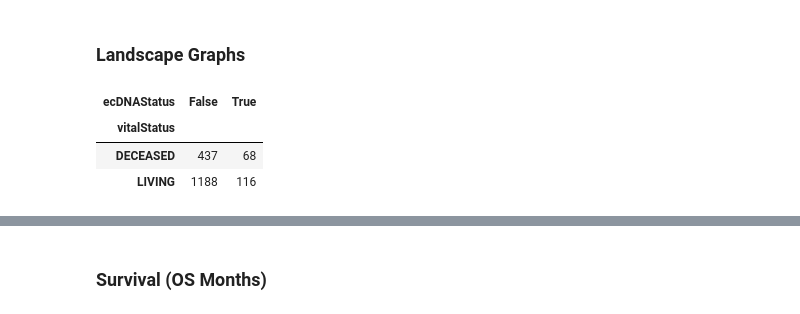
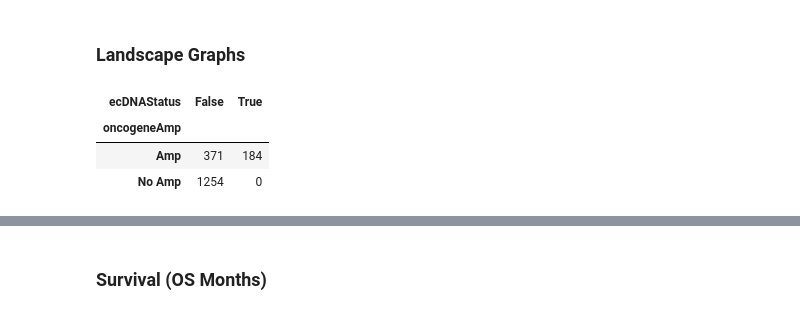
Before and after one commit to mskcc/Penguin, a Jupyter notebook: scripts/notebooks/echo_visualize.ipynb, the cells around one changed output, grey strips where cells are left out. Cells and saved outputs as stored; diff of their text form; code cells hidden in the pictures.

```diff
--- a/scripts/notebooks/echo_visualize.ipynb
+++ b/scripts/notebooks/echo_visualize.ipynb
@@ -88,11 +88,14 @@ Text(0.5, 1.0, 'ecDNA Probability vs ECHO Copy Number')
 # %% [markdown]
 ### cBioPortal Plots
 # %%
+import math
+
 # Add in info from cbioportal
 ecDNA_patient['vitalStatus'] = 'NA'
 ecDNA_patient['cancerType'] = 'NA'
 ecDNA_patient['cancerTypeDetailed'] = 'NA'
 ecDNA_patient['osMonths'] = np.nan
+ecDNA_patient['oncogeneAmp'] = "No Amp"
 
 # Matches patientIds to indexes
 ecDNA_patient_indexes = {}
@@ -105,18 +108,25 @@ for idx, row in echo.iterrows() :
     ecDNA_patient.loc[ecDNA_patient_indexes[row['patientId']], 'cancerType'] = row['cancerType']
     ecDNA_patient.loc[ecDNA_patient_indexes[row['patientId']], 'cancerTypeDetailed'] = row['cancerTypeDetailed']
     ecDNA_patient.loc[ecDNA_patient_indexes[row['patientId']], 'osMonths'] = row['osMonths']
+    if not math.isnan(row['ecDNA_prob']) :
+        ecDNA_patient.loc[ecDNA_patient_indexes[row['patientId']], 'oncogeneAmp'] = "Amp"
+
+ecDNA_patient['ecDNAStatusStr'] = ecDNA_patient['ecDNAStatus'].replace({True: 'ecDNA', False: 'non-ecDNA'})
+ecDNA_patient['combined_status'] = ecDNA_patient['ecDNAStatusStr'] + " & " + ecDNA_patient['oncogeneAmp']
 # %% [markdown]
 ### Landscape Graphs
 # %%
-ecDNA_patient_binary = ecDNA_patient[['vitalStatus', 'ecDNAStatus', analysis_type]].astype(str)
-ecDNA_patient_binary_filtered = ecDNA_patient_binary[ecDNA_patient_binary['vitalStatus'] != "nan"]
-crosstab = pd.crosstab(ecDNA_patient_binary_filtered['vitalStatus'], ecDNA_patient_binary_filtered['ecDNAStatus'])
+ecDNA_patient_binary = ecDNA_patient[['vitalStatus', 'ecDNAStatus', analysis_type, 'oncogeneAmp']].astype(str)
+ecDNA_patient_binary_filtered = ecDNA_patient_binary.dropna(subset=[analysis_type])
+ecDNA_patient_binary_filtered = ecDNA_patient_binary[ecDNA_patient_binary[analysis_type] != 'nan']
+
+crosstab = pd.crosstab(ecDNA_patient_binary_filtered['oncogeneAmp'], ecDNA_patient_binary_filtered['ecDNAStatus'])
 crosstab
 # %% [output]
 | ecDNAStatus | False | True |
-| vitalStatus |  |  |
-| DECEASED | 437 | 68 |
-| LIVING | 1188 | 116 |
+| oncogeneAmp |  |  |
+| Amp | 371 | 184 |
+| No Amp | 1254 | 0 |
 # %%
 # Change the labels from true/false to ecDNA status
 ecDNA_patient_binary_filtered['ecDNAStatus'] = ecDNA_patient_binary_filtered['ecDNAStatus'].replace({'True': 'ecDNA', 'False': 'non-ecDNA'})
```
Also changed, not shown: parts of 18 cells of this notebook, 1 other file.
